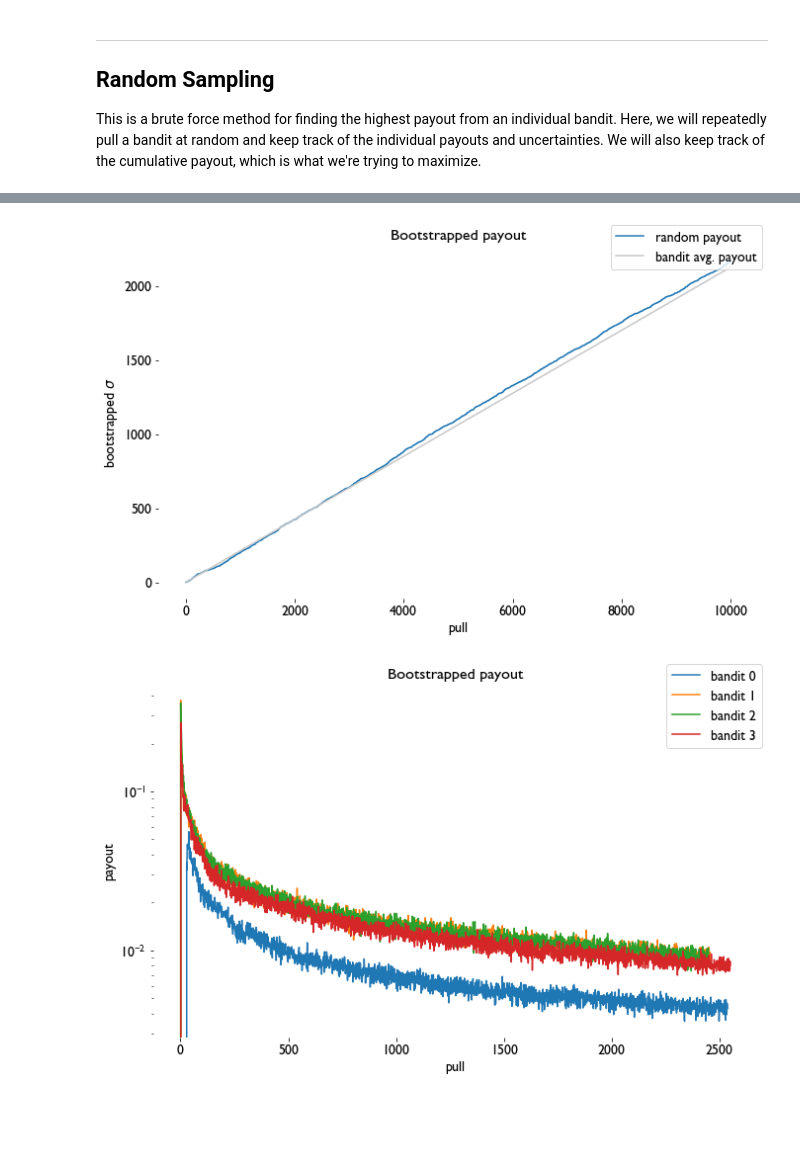
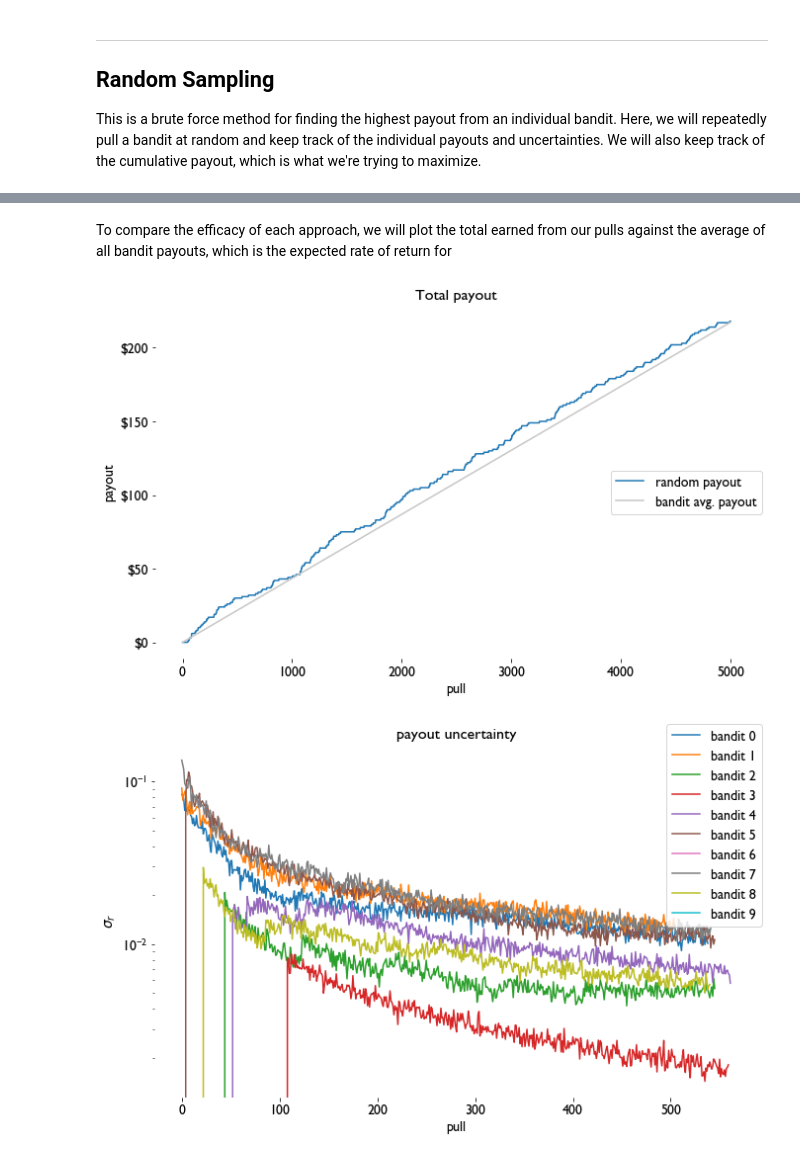
Before and after one commit to sdwebb/multi-armed-bandit, a Jupyter notebook: notebooks/multiarmed_bandit.ipynb, the cells around one changed output, grey strips where cells are left out. Cells and saved outputs as stored; diff of their text form; code cells hidden in the pictures; blank space fills up the shorter version.

Commit message:
wrapping up the multi-armed bandit code example

```diff
--- a/notebooks/multiarmed_bandit.ipynb
+++ b/notebooks/multiarmed_bandit.ipynb
@@ -89,8 +89,15 @@ def bootstrap(data_set, n_bootstraps = 100):
 
 For this project, we'll use the same set of bandits for the sake of comparison.
 # %%
+np.random.seed(42420)
+
+n_bandits = 10
+max_payout = .1
+
 bandits = []
-payouts = [.05, .3, .29, .21]
+payouts = max_payout*np.random.random(n_bandits)
+
+print(payouts)
 
 for idx, payout in enumerate(payouts):
     bandits.append(Bandit(payout))
@@ -97,3 +107,9 @@ for idx, payout in enumerate(payouts):
+# %%
+# a few hyperparameters for the model
+
+n_pulls = 5000      # the length of the run
+
+burnoff_time = 100  # how many pulls to run at random to start to get statistics
 # %% [markdown]
 *****
 ## Random Sampling
@@ -113,12 +128,10 @@ for idx, payout in enumerate(payouts):
     payouts_mean[idx] = []
     payouts_std[idx] = []
 # %%
-n_pulls = 10000
-n_bandits = 4
 cum_payout = 0
 for idx in tqdm(range(n_pulls)):
 
-    rand_idx = random.randint(0, n_bandits-1)
+    rand_idx = np.random.randint(0, n_bandits-1)
 
     payout = bandits[rand_idx].pull_arm()
     cum_payout += payout
@@ -126,9 +139,11 @@ for idx in tqdm(range(n_pulls)):
 
     payouts_hist[rand_idx].append(payout)
 
-    avg, std = bootstrap(np.array(payouts_hist[rand_idx]))
-    payouts_mean[rand_idx].append(avg)
-    payouts_std[rand_idx].append(std)
+    if idx > burnoff_time:
+
+        avg, std = bootstrap(np.array(payouts_hist[rand_idx]))
+        payouts_mean[rand_idx].append(avg)
+        payouts_std[rand_idx].append(std)
 # %%
 for key in payouts_hist.keys():
     payouts_hist[key] = np.array(payouts_hist[key])
@@ -138,12 +153,17 @@ for key in payouts_hist.keys():
 fig, ax = plt.subplots()
 
 for idx in range(n_bandits):
-    ax.plot(payouts_mean[idx], label='bandit {}, r = {}'.format(idx, payouts[idx]))
+    ax.plot(payouts_mean[idx], label='bandit {}, r = {:.3f}'.format(idx, payouts[idx]))
     ax.fill_between(range(len(payouts_mean[idx])), payouts_mean[idx]+payouts_std[idx], payouts_mean[idx]-payouts_std[idx], alpha=.25)
 ax.set_xlabel('pull')
-ax.set_ylabel('payout')
-ax.set_title('Bootstrapped payout')
+ax.set_ylabel('pay rate')
+ax.set_title('Random bootstrapped pay rate')
+
+#ax.get_yaxis().set_major_formatter(
+#        mpl.ticker.FuncFormatter(lambda x, p: '$'+format(int(x), ',')))
+
 fig.legend()
 fig.tight_layout()
+fig.savefig('../figs/random_payrates.png')
 pass;
 # %% [output]
@@ -151,3 +171,5 @@ pass;
+# %% [markdown]
+To compare the efficacy of each approach, we will plot the total earned from our pulls against the average of all bandit payouts, which is the expected rate of return for
 # %%
 fig, ax = plt.subplots()
 
@@ -157,27 +179,33 @@ ax.plot(cum_payout_hist, label='random payout')
 ax.plot(np.average(payouts)*pulls, label='bandit avg. payout', c=tableau20['light_gray'])
 
 ax.set_xlabel('pull')
-ax.set_ylabel(r'bootstrapped $\sigma$')
-ax.set_title('Bootstrapped payout')
-fig.legend()
+ax.set_ylabel(r'payout')
+ax.set_title('Total payout')
+
+ax.get_yaxis().set_major_formatter(
+        mpl.ticker.FuncFormatter(lambda x, p: '$'+format(int(x), ',')))
+
+fig.legend(loc='center right')
 fig.tight_layout()
+fig.savefig('../figs/payout_random.png')
 pass;
 # %% [output]
-[figure, old version]
+[figure, new version]
 # %%
 fig, ax = plt.subplots()
 
 for idx in range(n_bandits):
     ax.semilogy(payouts_std[idx], label='bandit {}'.format(idx))
 
 ax.set_xlabel('pull')
-ax.set_ylabel('payout')
-ax.set_title('Bootstrapped payout')
+ax.set_ylabel(r'$\sigma_r$')
+ax.set_title('payout uncertainty')
 fig.legend()
 fig.tight_layout()
+fig.savefig('../figs/random_uncertainty.png')
 pass;
 # %% [output]
-[figure, old version]
+[figure, new version]
 # %% [markdown]
 *****
 ## Smarter Bandit
```
Also changed, not shown: parts of 20 cells of this notebook, 7 other files.
